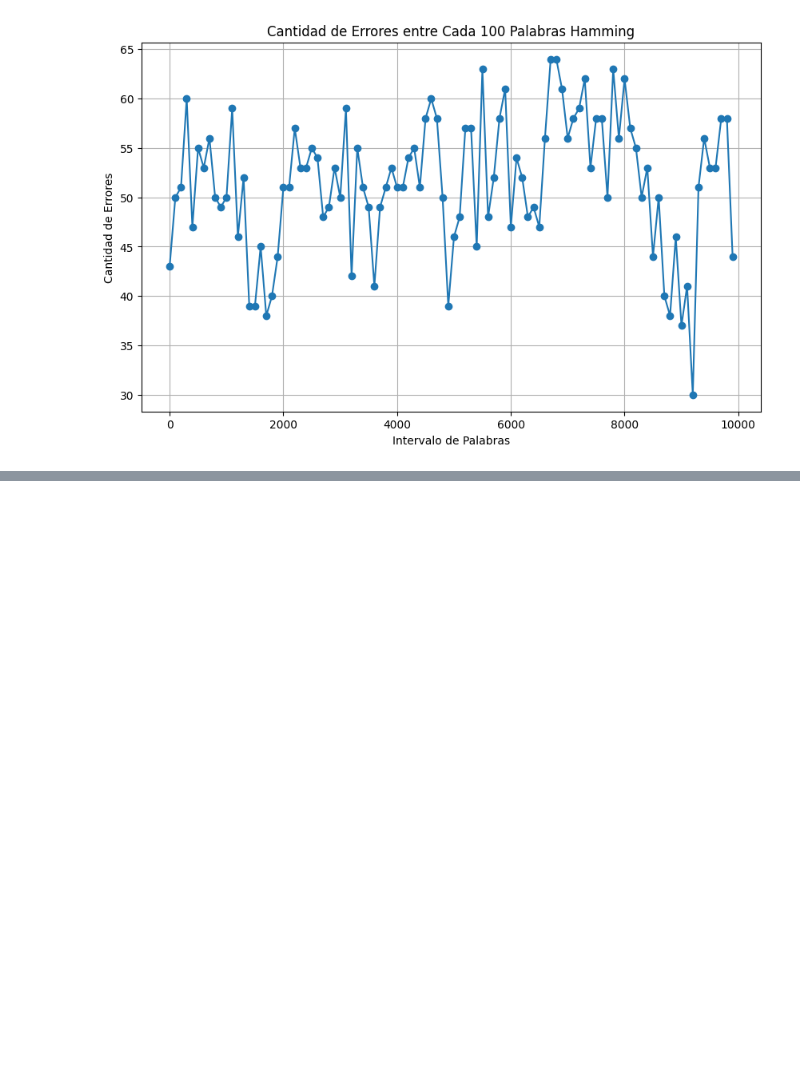
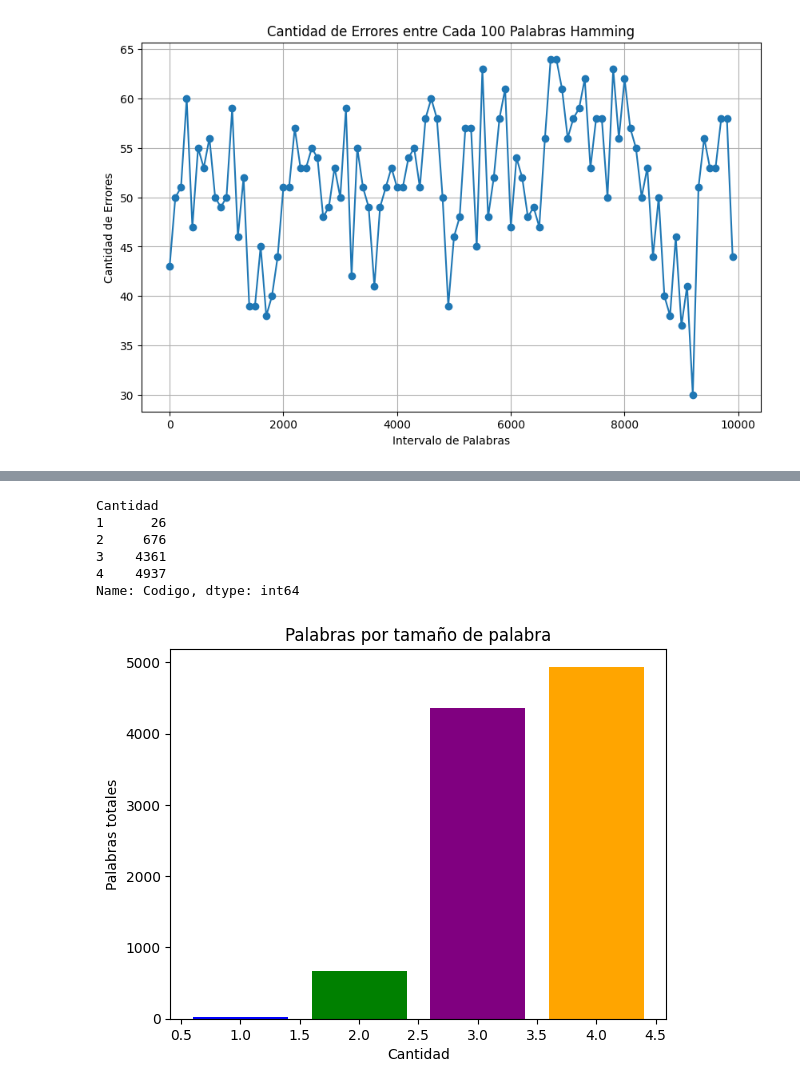
Before and after one commit to moraleseoscar/Error-CorrectingAlgorithms, a Jupyter notebook: Graphs.ipynb, the cells around one changed output, grey strips where cells are left out. Drawn from its saved outputs; the diff is of its cells as text; code cells hidden in the pictures; blank space fills up the shorter version.

```diff
--- a/Graphs.ipynb
+++ b/Graphs.ipynb
@@ -165,0 +190,19 @@ plt.show()
+# %%
+df_total = df1.groupby('Cantidad').count()
+print(df_total['Codigo'])
+
+colores = ['blue', 'green', 'purple', 'orange']
+
+plt.bar(df_total.index, df_total['Codigo'], color=colores)
+plt.xlabel('Cantidad')
+plt.ylabel('Palabras totales')
+plt.title('Palabras por tamaño de palabra')
+plt.show()
+# %% [output]
+Cantidad
+1      26
+2     676
+3    4361
+4    4937
+Name: Codigo, dtype: int64
+[figure, added]
```
Also changed, not shown: parts of 1 cell of this notebook, 2 other files.
